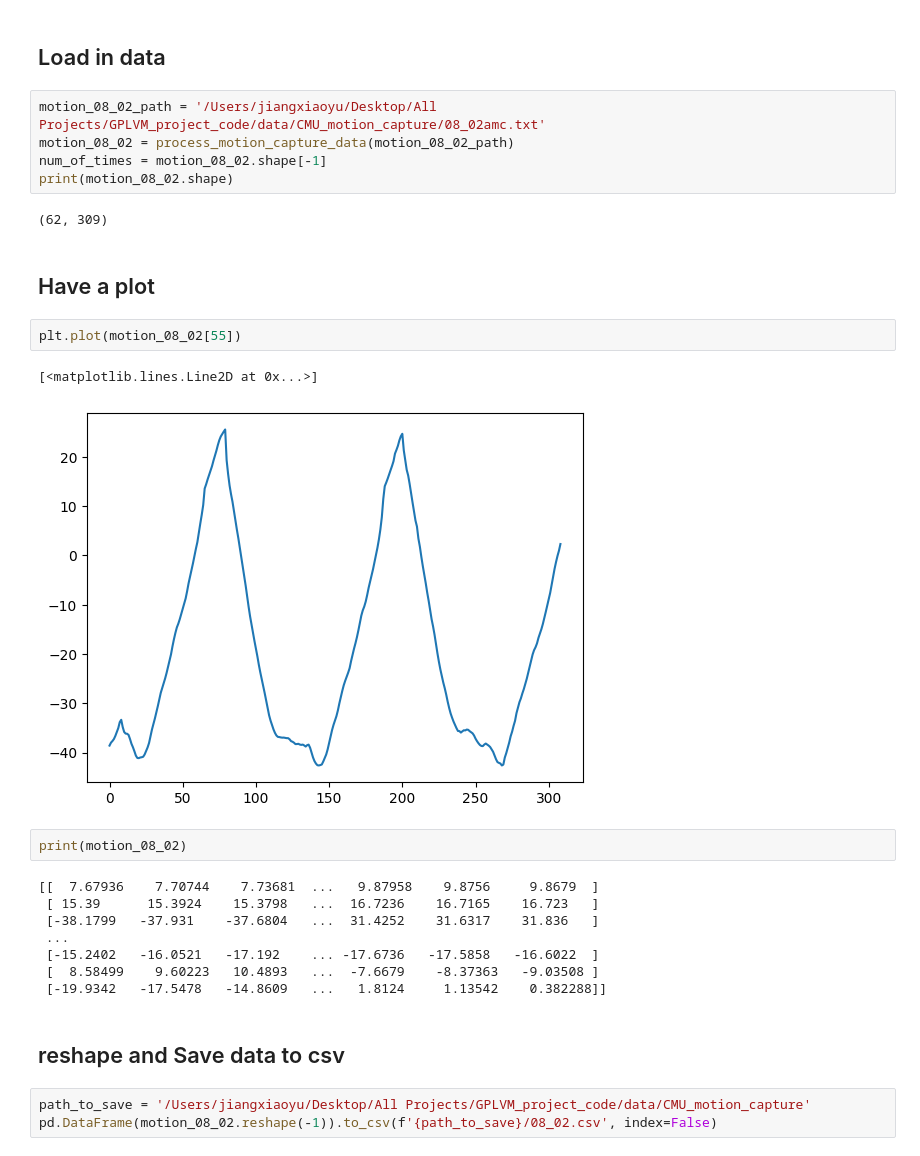
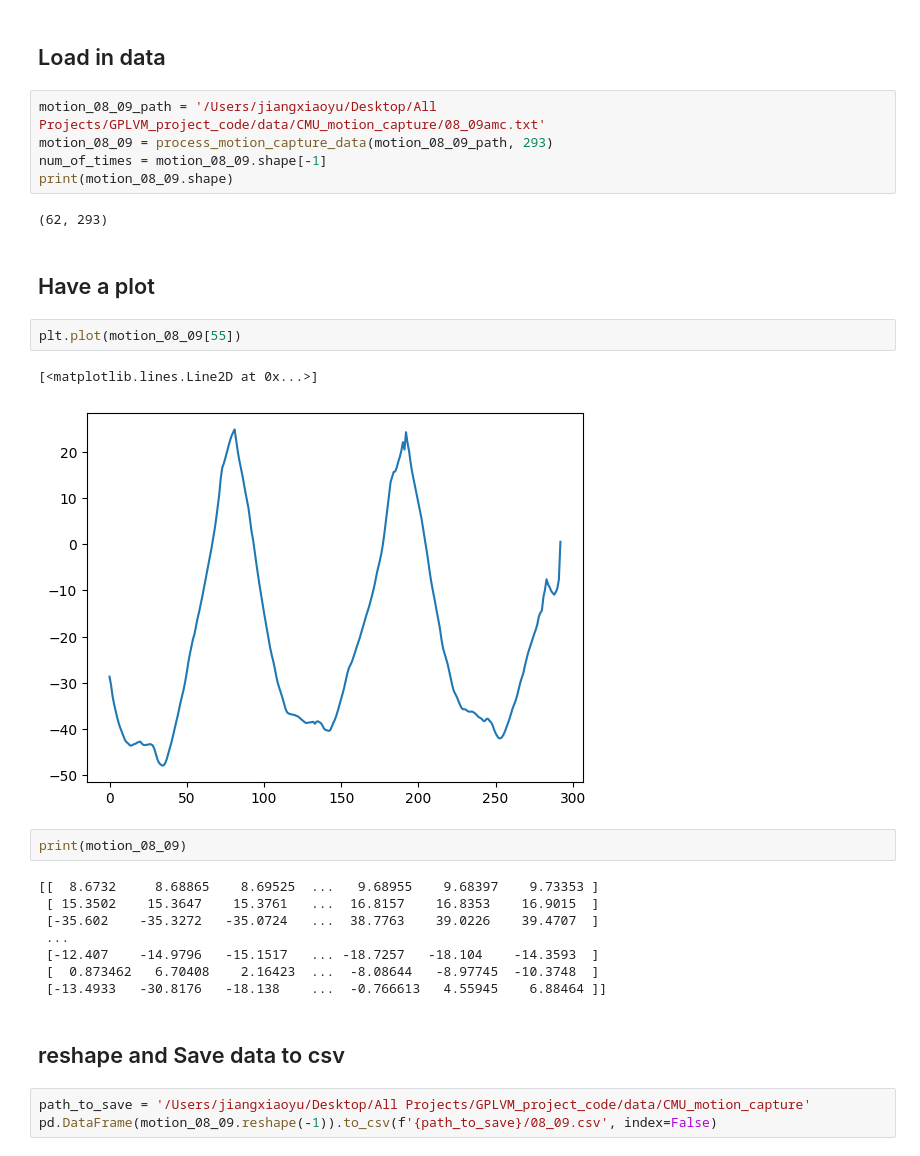
Before and after one commit to XiaoyuJiang17/ScalableLVMOGP, a Jupyter notebook: others/extract_cmu_motion_capture_data.ipynb, the cells around one changed output. Cells and saved outputs as stored; diff of their text form.

```diff
--- a/others/extract_cmu_motion_capture_data.ipynb
+++ b/others/extract_cmu_motion_capture_data.ipynb
@@ -7,34 +7,34 @@ import pandas as pd
 # %% [markdown]
 ## Load in data
 # %%
-motion_08_02_path = '/Users/jiangxiaoyu/Desktop/All Projects/GPLVM_project_code/data/CMU_motion_capture/08_02amc.txt'
-motion_08_02 = process_motion_capture_data(motion_08_02_path)
-num_of_times = motion_08_02.shape[-1]
-print(motion_08_02.shape)
+motion_08_09_path = '/Users/jiangxiaoyu/Desktop/All Projects/GPLVM_project_code/data/CMU_motion_capture/08_09amc.txt'
+motion_08_09 = process_motion_capture_data(motion_08_09_path, 293)
+num_of_times = motion_08_09.shape[-1]
+print(motion_08_09.shape)
 # %% [output]
-(62, 309)
+(62, 293)
 # %% [markdown]
 ## Have a plot
 # %%
-plt.plot(motion_08_02[55])
+plt.plot(motion_08_09[55])
 # %% [output]
 [<matplotlib.lines.Line2D at 0x...>]
-[figure, old version]
+[figure, new version]
 # %%
-print(motion_08_02)
+print(motion_08_09)
 # %% [output]
-[[  7.67936    7.70744    7.73681  ...   9.87958    9.8756     9.8679  ]
- [ 15.39      15.3924    15.3798   ...  16.7236    16.7165    16.723   ]
- [-38.1799   -37.931    -37.6804   ...  31.4252    31.6317    31.836   ]
+[[  8.6732     8.68865    8.69525  ...   9.68955    9.68397    9.73353 ]
+ [ 15.3502    15.3647    15.3761   ...  16.8157    16.8353    16.9015  ]
+ [-35.602    -35.3272   -35.0724   ...  38.7763    39.0226    39.4707  ]
  ...
- [-15.2402   -16.0521   -17.192    ... -17.6736   -17.5858   -16.6022  ]
- [  8.58499    9.60223   10.4893   ...  -7.6679    -8.37363   -9.03508 ]
- [-19.9342   -17.5478   -14.8609   ...   1.8124     1.13542    0.382288]]
+ [-12.407    -14.9796   -15.1517   ... -18.7257   -18.104    -14.3593  ]
+ [  0.873462   6.70408    2.16423  ...  -8.08644   -8.97745  -10.3748  ]
+ [-13.4933   -30.8176   -18.138    ...  -0.766613   4.55945    6.88464 ]]
 # %% [markdown]
 ## reshape and Save data to csv
 # %%
 path_to_save = '/Users/jiangxiaoyu/Desktop/All Projects/GPLVM_project_code/data/CMU_motion_capture'
-pd.DataFrame(motion_08_02.reshape(-1)).to_csv(f'{path_to_save}/08_02.csv', index=False)
+pd.DataFrame(motion_08_09.reshape(-1)).to_csv(f'{path_to_save}/08_09.csv', index=False)
 # %%
 ########################    Store the inputs as well      ########################
 # evenly distributed between -10 to 10.
```
Also changed, not shown: parts of 2 cells of this notebook, 1 other file.
